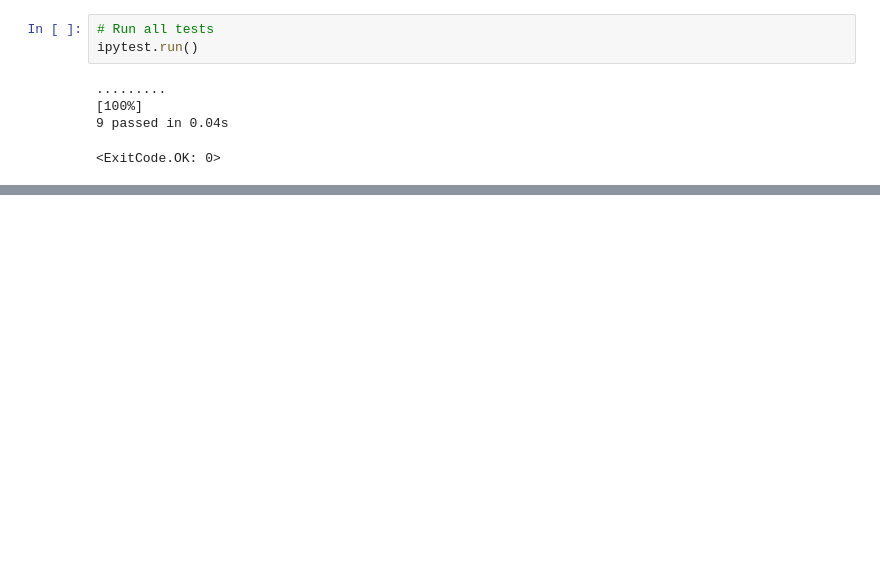
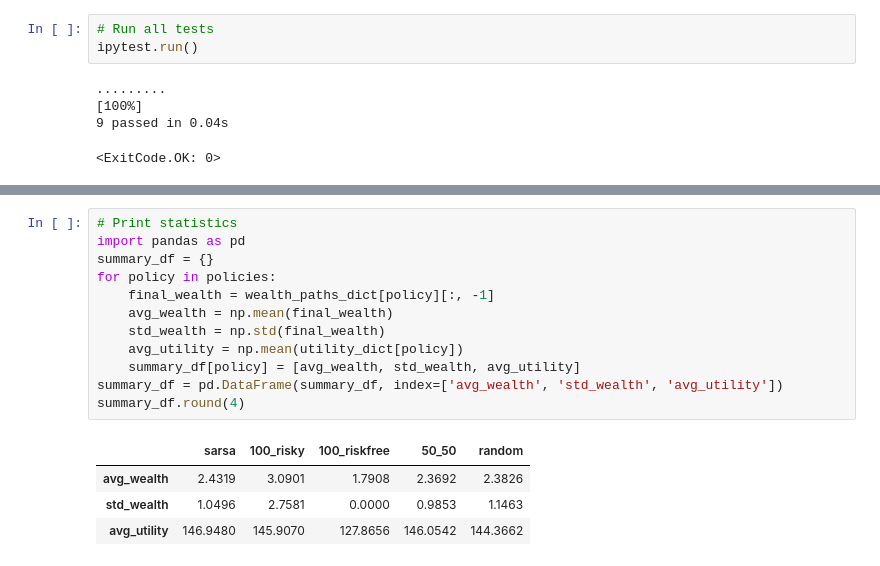
Before and after one commit to Sigmundau/MAFS5370_first-assignment, a Jupyter notebook: final_SARSA.ipynb, the cells around one changed output, grey strips where cells are left out. Saved outputs shown, nothing was run; the diff lists cells and outputs as text; blank space fills up the shorter version.

```diff
--- a/final_SARSA.ipynb
+++ b/final_SARSA.ipynb
@@ -846,0 +1067,17 @@ ipytest.run()
+# %%
+# Print statistics
+import pandas as pd
+summary_df = {}
+for policy in policies:
+    final_wealth = wealth_paths_dict[policy][:, -1]
+    avg_wealth = np.mean(final_wealth)
+    std_wealth = np.std(final_wealth)
+    avg_utility = np.mean(utility_dict[policy])
+    summary_df[policy] = [avg_wealth, std_wealth, avg_utility]
+summary_df = pd.DataFrame(summary_df, index=['avg_wealth', 'std_wealth', 'avg_utility'])
+summary_df.round(4)
+# %% [output]
+|  | sarsa | 100_risky | 100_riskfree | 50_50 | random |
+| avg_wealth | 2.4319 | 3.0901 | 1.7908 | 2.3692 | 2.3826 |
+| std_wealth | 1.0496 | 2.7581 | 0.0000 | 0.9853 | 1.1463 |
+| avg_utility | 146.9480 | 145.9070 | 127.8656 | 146.0542 | 144.3662 |
```
Also changed, not shown: parts of 8 cells of this notebook.
